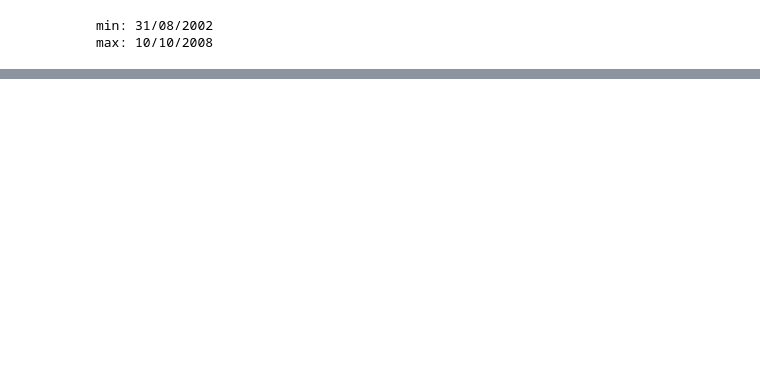
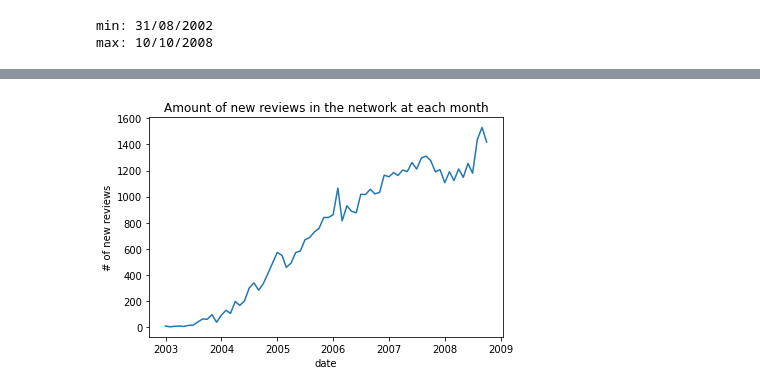
Before and after one commit to LukasDCode/Companionship-Network, a Jupyter notebook: src/over_time_analysis.ipynb, the cells around one changed output, grey strips where cells are left out. Cells and saved outputs as stored; diff of their text form; code cells hidden in the pictures; blank space fills up the shorter version.

```diff
--- a/src/over_time_analysis.ipynb
+++ b/src/over_time_analysis.ipynb
@@ -45,0 +219,10 @@ max: 10/10/2008
+# %%
+plot_line_graph(
+    stats=stats['new_edges'],
+    title='Amount of new reviews in the network at each month',
+    xlabel='date',
+    ylabel='# of new reviews',
+    file_name='monthly_new_edges'
+)
+# %% [output]
+[figure, added]
```
Also changed, not shown: parts of 20 cells of this notebook, 5 other files.
